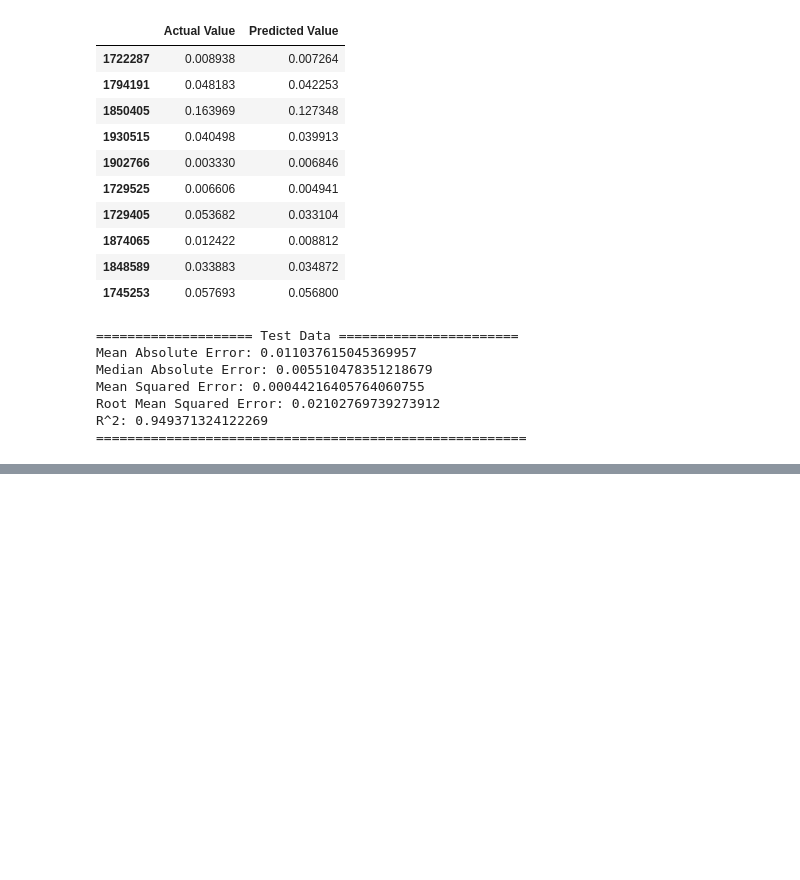
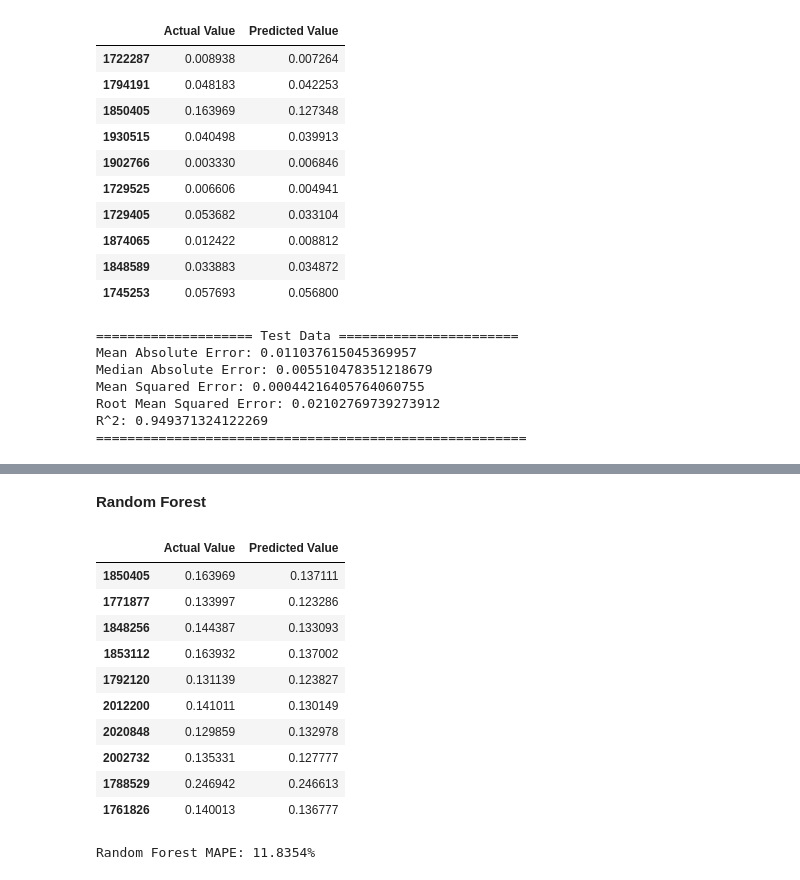
Before and after one commit to slurmsmarcenzie/COMP47360-Research-Practicum, a Jupyter notebook: Taxi_And_Subway_Model_Merged.ipynb, the cells around one changed output, grey strips where cells are left out. Drawn from its saved outputs; the diff is of its cells as text; code cells hidden in the pictures; blank space fills up the shorter version.

Commit message:
Added MAPE

```diff
--- a/Taxi_And_Subway_Model_Merged.ipynb
+++ b/Taxi_And_Subway_Model_Merged.ipynb
@@ -858,0 +906,23 @@ with open('xgb_final.pkl', 'wb') as file:
+# %% [markdown]
+**Random Forest**
+# %%
+rf_test_predictions2 = random_forest.predict(X_test2)
+df_true_vs_rf_predicted_test2 = pd.DataFrame({'Actual Value': y_test2, 'Predicted Value': rf_test_predictions2})
+df_true_vs_rf_predicted_test2.head(10)
+# %% [output]
+|  | Actual Value | Predicted Value |
+| 1850405 | 0.163969 | 0.137111 |
+| 1771877 | 0.133997 | 0.123286 |
+| 1848256 | 0.144387 | 0.133093 |
+| 1853112 | 0.163932 | 0.137002 |
+| 1792120 | 0.131139 | 0.123827 |
+| 2012200 | 0.141011 | 0.130149 |
+| 2020848 | 0.129859 | 0.132978 |
+| 2002732 | 0.135331 | 0.127777 |
+| 1788529 | 0.246942 | 0.246613 |
+| 1761826 | 0.140013 | 0.136777 |
+# %%
+rf_mape = mean_absolute_percentage_error(y_test2, rf_test_predictions2)
+print('Random Forest MAPE: {:.4f}%'.format(rf_mape))
+# %% [output]
+Random Forest MAPE: 11.8354%
```
Also changed, not shown: parts of 11 cells of this notebook.
